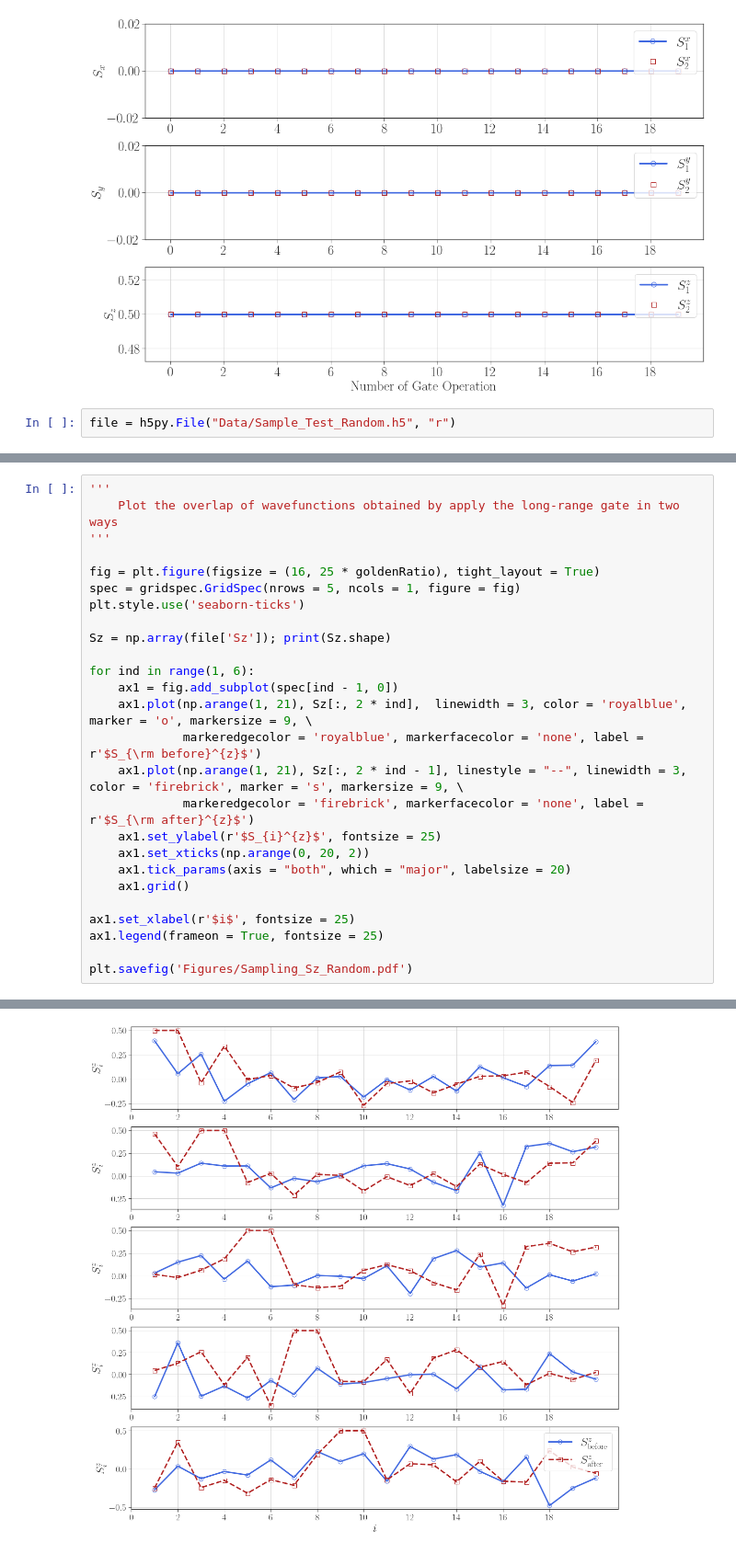
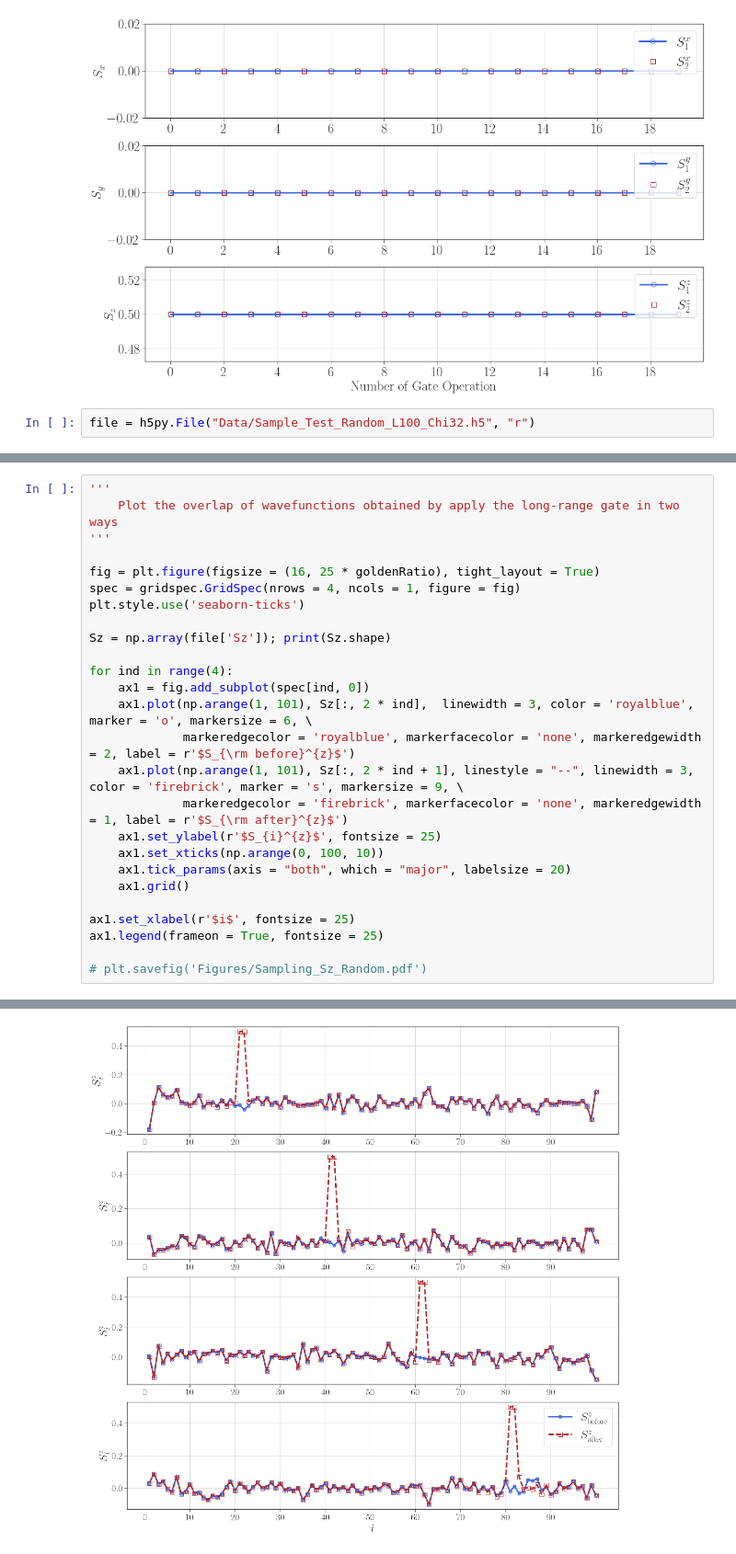
Before and after one commit to xiaobo-23/EntangledLightConeSampling, a Jupyter notebook: HQA_Data_Analysis.ipynb, the cells around one changed output, grey strips where cells are left out. Shown at 92% size. Saved outputs shown, nothing was run; the diff lists cells and outputs as text.

Commit message:
update samling and long-range two-site gate

```diff
--- a/HQA_Data_Analysis.ipynb
+++ b/HQA_Data_Analysis.ipynb
@@ -167,7 +169,7 @@ ax1.set_xlabel(r'$\rm Number\; of\; Gate\; Operation$', fontsize = 25)
 Text(0.5, 0, '$\\rm Number\\; of\\; Gate\\; Operation$')
 [figure]
 # %%
-file = h5py.File("Data/Sample_Test_Random.h5", "r")
+file = h5py.File("Data/Sample_Test_Random_L100_Chi32.h5", "r")
 # %%
 file.keys()
 # %% [output]
@@ -178,24 +200,24 @@ file.keys()
 '''
 
 fig = plt.figure(figsize = (16, 25 * goldenRatio), tight_layout = True)
-spec = gridspec.GridSpec(nrows = 5, ncols = 1, figure = fig)
+spec = gridspec.GridSpec(nrows = 4, ncols = 1, figure = fig)
 plt.style.use('seaborn-ticks')
 
 Sz = np.array(file['Sz']); print(Sz.shape)
 
-for ind in range(1, 6):
-    ax1 = fig.add_subplot(spec[ind - 1, 0])
-    ax1.plot(np.arange(1, 21), Sz[:, 2 * ind],  linewidth = 3, color = 'royalblue', marker = 'o', markersize = 9, \
-             markeredgecolor = 'royalblue', markerfacecolor = 'none', label = r'$S_{\rm before}^{z}$')
-    ax1.plot(np.arange(1, 21), Sz[:, 2 * ind - 1], linestyle = "--", linewidth = 3, color = 'firebrick', marker = 's', markersize = 9, \
-             markeredgecolor = 'firebrick', markerfacecolor = 'none', label = r'$S_{\rm after}^{z}$')
+for ind in range(4):
+    ax1 = fig.add_subplot(spec[ind, 0])
+    ax1.plot(np.arange(1, 101), Sz[:, 2 * ind],  linewidth = 3, color = 'royalblue', marker = 'o', markersize = 6, \
+             markeredgecolor = 'royalblue', markerfacecolor = 'none', markeredgewidth = 2, label = r'$S_{\rm before}^{z}$')
+    ax1.plot(np.arange(1, 101), Sz[:, 2 * ind + 1], linestyle = "--", linewidth = 3, color = 'firebrick', marker = 's', markersize = 9, \
+             markeredgecolor = 'firebrick', markerfacecolor = 'none', markeredgewidth = 1, label = r'$S_{\rm after}^{z}$')
     ax1.set_ylabel(r'$S_{i}^{z}$', fontsize = 25)
-    ax1.set_xticks(np.arange(0, 20, 2))
+    ax1.set_xticks(np.arange(0, 100, 10))
     ax1.tick_params(axis = "both", which = "major", labelsize = 20)
     ax1.grid()
 
 ax1.set_xlabel(r'$i$', fontsize = 25)
 ax1.legend(frameon = True, fontsize = 25)
 
-plt.savefig('Figures/Sampling_Sz_Random.pdf')
+# plt.savefig('Figures/Sampling_Sz_Random.pdf')
 # %% [output]
@@ -203 +226 @@ plt.savefig('Figures/Sampling_Sz_Random.pdf')
-[figure, old version]
+[figure, new version]
```
Also changed, not shown: parts of 7 cells of this notebook, 1 other file.
